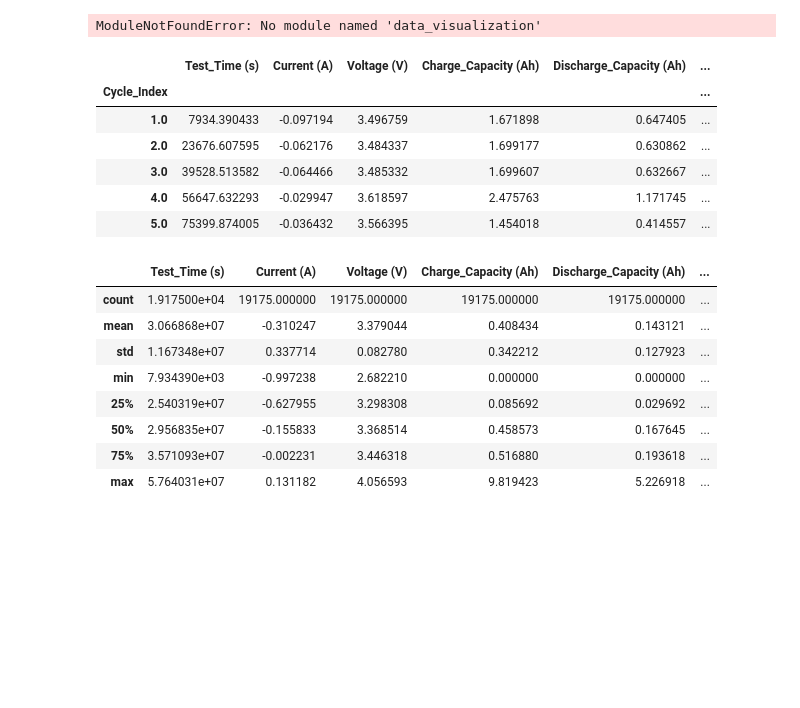
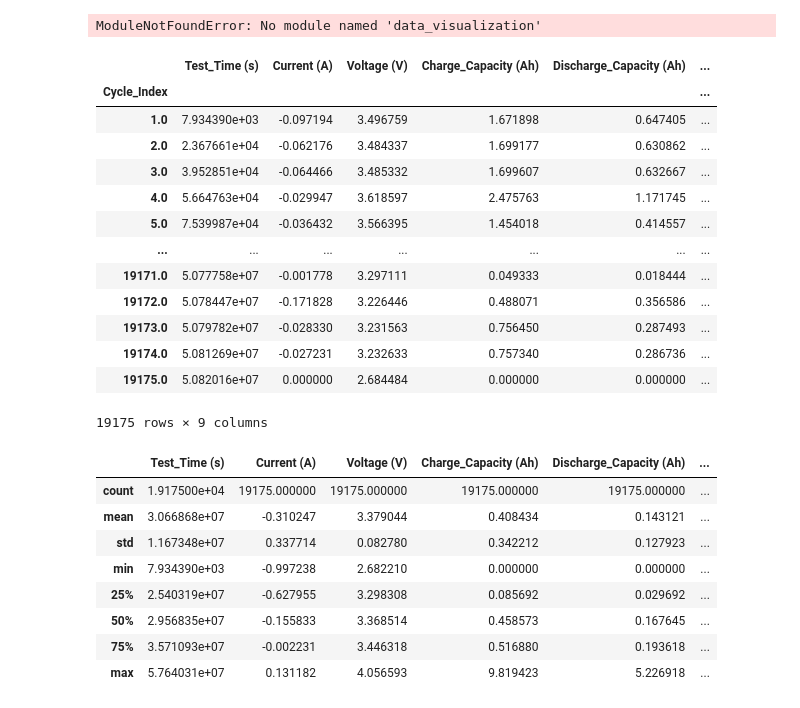
Before and after one commit to ben-my-to/483_ML_BatteryLife, a Jupyter notebook: setup.ipynb, the cells around one changed output. Saved outputs shown, nothing was run; the diff lists cells and outputs as text; code cells hidden in the pictures; blank space fills up the shorter version.

```diff
--- a/setup.ipynb
+++ b/setup.ipynb
@@ -133,15 +133,23 @@ small_battery = battery.groupby(battery["Cycle_Index"]).mean()
 small_battery.to_pickle(nils_path+"\Output\small_battery.pkl")
 # %%
 small_battery = pd.read_pickle(nils_path+"\Output\small_battery.pkl")
-small_battery.head()
-# %% [output]
-|  | Test_Time (s) | Current (A) | Voltage (V) | Charge_Capacity (Ah) | Discharge_Capacity (Ah) | ... |
-| Cycle_Index |  |  |  |  |  | ... |
-| 1.0 | 7934.390433 | -0.097194 | 3.496759 | 1.671898 | 0.647405 | ... |
-| 2.0 | 23676.607595 | -0.062176 | 3.484337 | 1.699177 | 0.630862 | ... |
-| 3.0 | 39528.513582 | -0.064466 | 3.485332 | 1.699607 | 0.632667 | ... |
-| 4.0 | 56647.632293 | -0.029947 | 3.618597 | 2.475763 | 1.171745 | ... |
-| 5.0 | 75399.874005 | -0.036432 | 3.566395 | 1.454018 | 0.414557 | ... |
+# %%
+small_battery
+# %% [output]
+|  | Test_Time (s) | Current (A) | Voltage (V) | Charge_Capacity (Ah) | Discharge_Capacity (Ah) | ... |
+| Cycle_Index |  |  |  |  |  | ... |
+| 1.0 | 7.934390e+03 | -0.097194 | 3.496759 | 1.671898 | 0.647405 | ... |
+| 2.0 | 2.367661e+04 | -0.062176 | 3.484337 | 1.699177 | 0.630862 | ... |
+| 3.0 | 3.952851e+04 | -0.064466 | 3.485332 | 1.699607 | 0.632667 | ... |
+| 4.0 | 5.664763e+04 | -0.029947 | 3.618597 | 2.475763 | 1.171745 | ... |
+| 5.0 | 7.539987e+04 | -0.036432 | 3.566395 | 1.454018 | 0.414557 | ... |
+| ... | ... | ... | ... | ... | ... | ... |
+| 19171.0 | 5.077758e+07 | -0.001778 | 3.297111 | 0.049333 | 0.018444 | ... |
+| 19172.0 | 5.078447e+07 | -0.171828 | 3.226446 | 0.488071 | 0.356586 | ... |
+| 19173.0 | 5.079782e+07 | -0.028330 | 3.231563 | 0.756450 | 0.287493 | ... |
+| 19174.0 | 5.081269e+07 | -0.027231 | 3.232633 | 0.757340 | 0.286736 | ... |
+| 19175.0 | 5.082016e+07 | 0.000000 | 2.684484 | 0.000000 | 0.000000 | ... |
+19175 rows × 9 columns
 # %%
 small_battery.describe()
 # %% [output]
```
Also changed, not shown: parts of 2 cells of this notebook, 1 other file.
